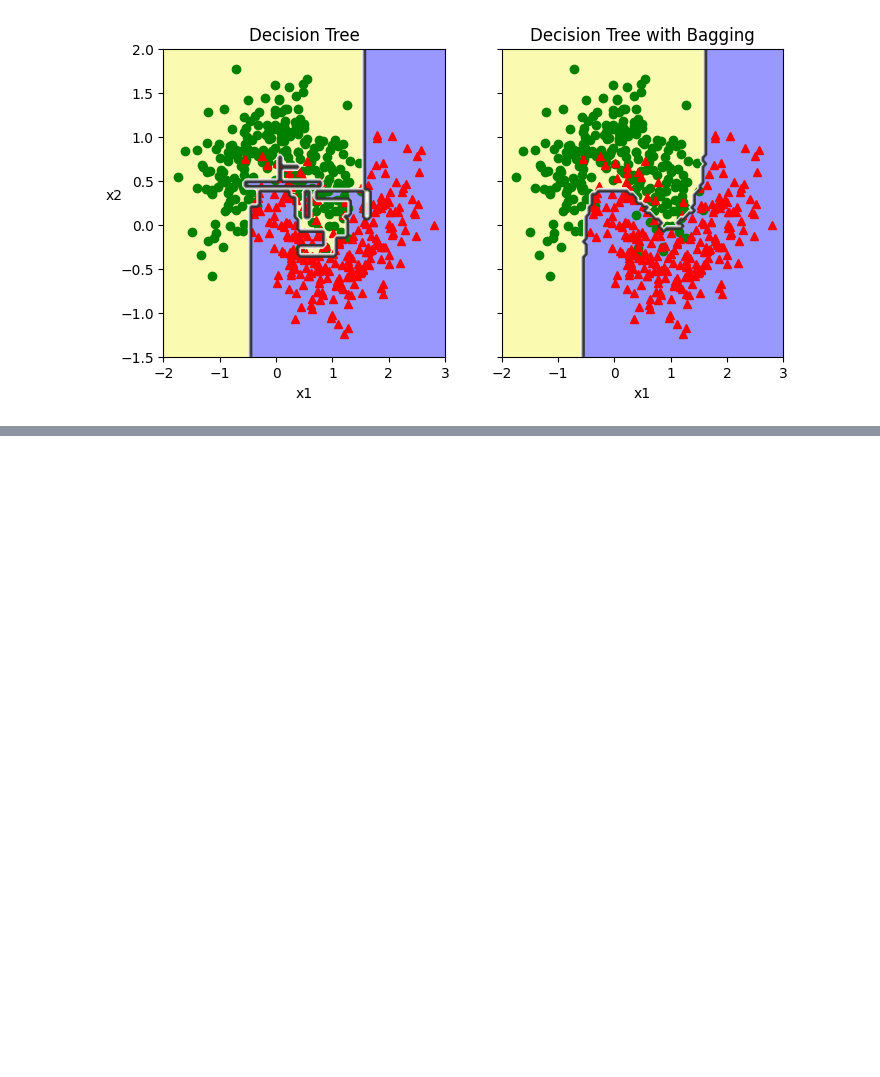
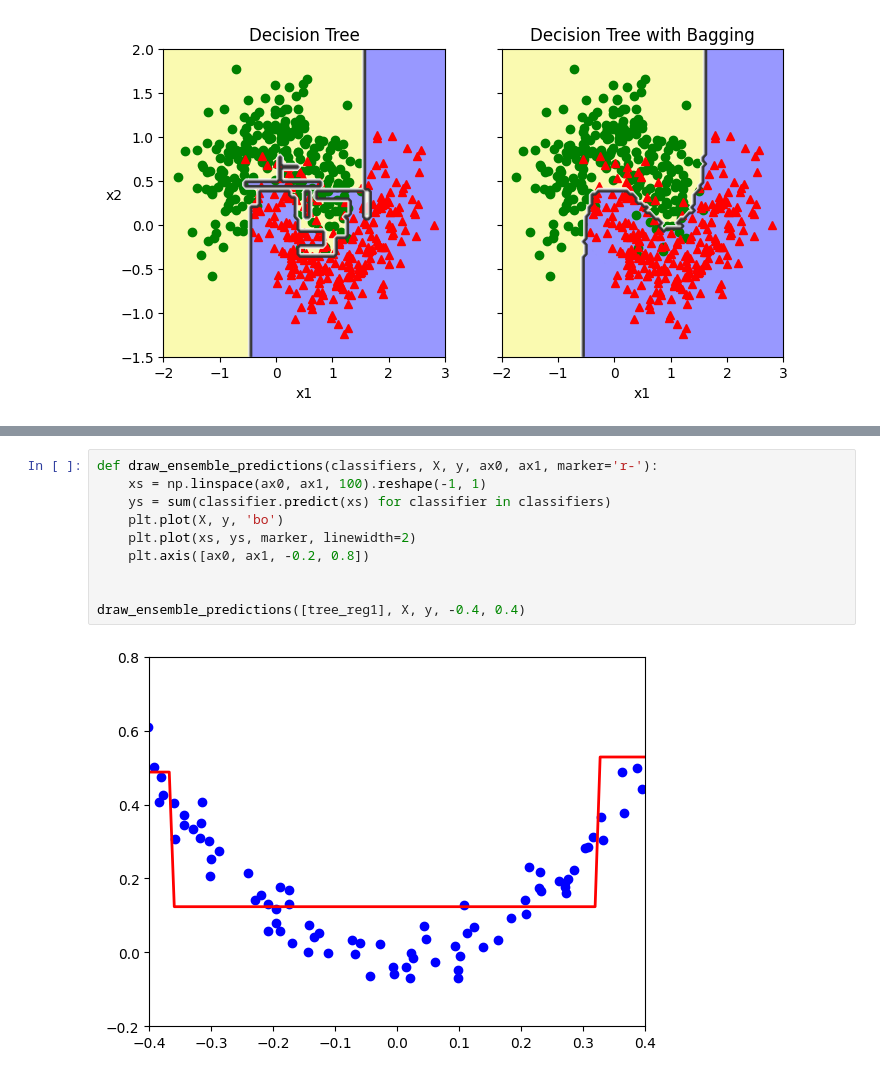
Before and after one commit to william-barros-costa/hands_on_machine_learning, a Jupyter notebook: 1_fundamentals_of_machine_learning/chapter7.ipynb, the cells around one changed output, grey strips where cells are left out. Drawn from its saved outputs; the diff is of its cells as text; blank space fills up the shorter version.

```diff
--- a/1_fundamentals_of_machine_learning/chapter7.ipynb
+++ b/1_fundamentals_of_machine_learning/chapter7.ipynb
@@ -107,0 +226,12 @@ Text(0, 0.5, 'x2')
+# %%
+def draw_ensemble_predictions(classifiers, X, y, ax0, ax1, marker='r-'):
+    xs = np.linspace(ax0, ax1, 100).reshape(-1, 1)
+    ys = sum(classifier.predict(xs) for classifier in classifiers)
+    plt.plot(X, y, 'bo')
+    plt.plot(xs, ys, marker, linewidth=2)
+    plt.axis([ax0, ax1, -0.2, 0.8])
+
+
+draw_ensemble_predictions([tree_reg1], X, y, -0.4, 0.4)
+# %% [output]
+[figure, added]
```
Also changed, not shown: parts of 25 cells of this notebook.
